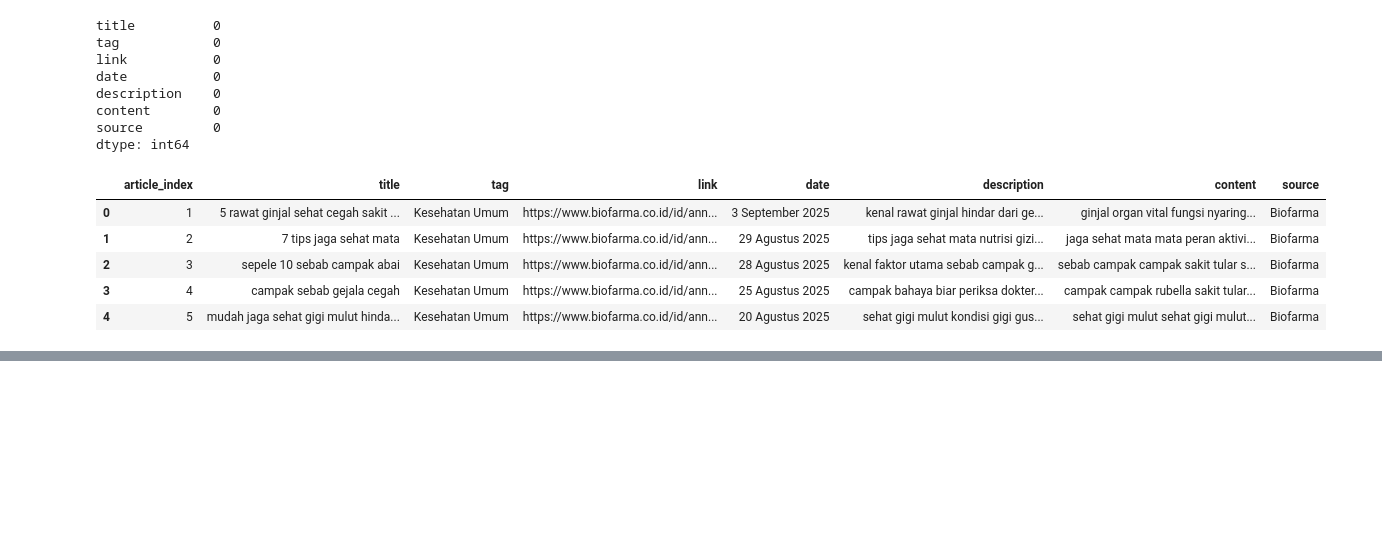
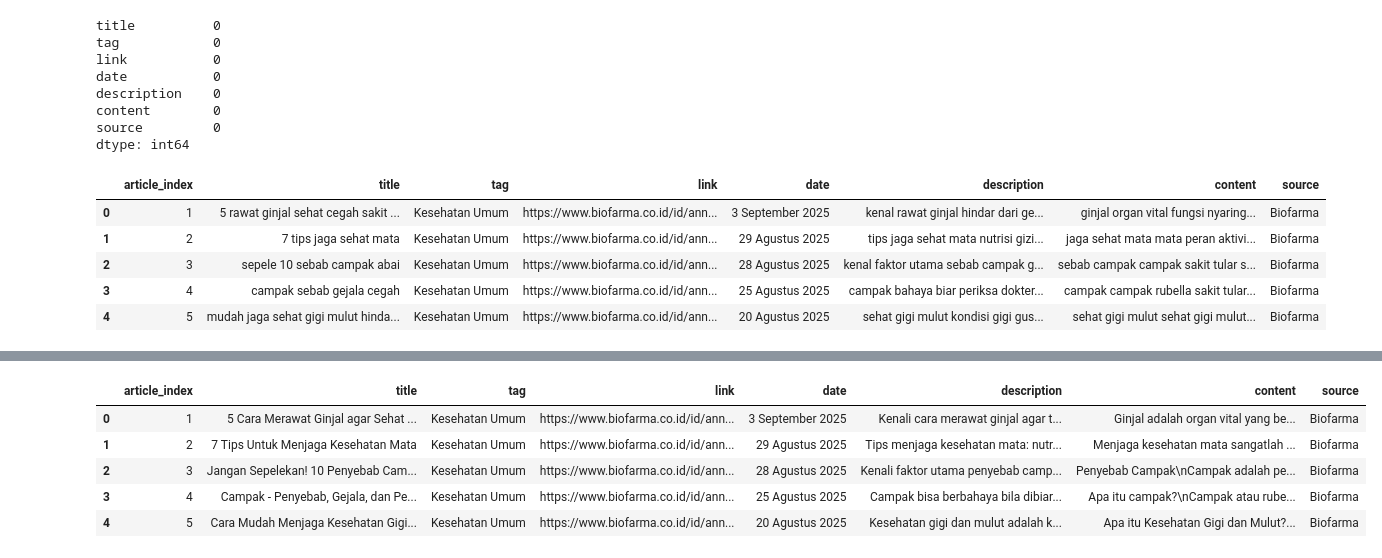
Before and after one commit to lituldust/information-retrieval-project, a Jupyter notebook: preprocessing/preprocessing.ipynb, the cells around one changed output, grey strips where cells are left out. Drawn from its saved outputs; the diff is of its cells as text; code cells hidden in the pictures; blank space fills up the shorter version.

```diff
--- a/preprocessing/preprocessing.ipynb
+++ b/preprocessing/preprocessing.ipynb
@@ -680,0 +683,30 @@ all_df.to_csv('../artikel/all_health_articles.csv', index=False)
+# %%
+alodokter = pd.read_csv('../artikel/alodokter.csv')
+biofarma = pd.read_csv('../artikel/biofarma.csv')
+klikdokter = pd.read_csv('../artikel/klikdokter.csv')
+halodoc = pd.read_csv('../artikel/halodoc.csv')
+detik = pd.read_csv('../artikel/detik_health.csv', sep=';')
+kompas = pd.read_csv('../artikel/kompas_health.csv', sep=';')
+# %%
+alodokter['date'] = alodokter['date'].apply(lambda x: preprocess_date_alodokter(x))
+biofarma['date'] = biofarma['date'].apply(lambda x: preprocess_date_biofarma(x))
+klikdokter['date'] = klikdokter['date'].apply(lambda x: preprocess_date_klikdokter(x, bulan))
+detik['date'] = detik['date'].apply(lambda x: preprocess_date_detik(x))
+kompas['date'] = kompas['date'].apply(lambda x: preprocess_date_kompas(x))
+# %%
+biofarma['source'] = 'Biofarma'
+biofarma['tag'] = biofarma['tag'].fillna('Kesehatan Umum')
+
+klikdokter['source'] = 'Klikdokter'
+
+halodoc['source'] = 'halodoc'
+
+alodokter['source'] = 'alodokter'
+
+detik['source'] = 'detik'
+detik['tag'] = detik['tag'].fillna('Kesehatan Umum')
+
+kompas['source'] = 'kompas'
+# %%
+raw_df = pd.concat([biofarma, klikdokter, halodoc, alodokter, detik, kompas], ignore_index=True)
+raw_df.info()
@@ -680,0 +728,10 @@ all_df.to_csv('../artikel/all_health_articles.csv', index=False)
+# %%
+raw_df.insert(0, 'article_index', range(1, len(raw_df) + 1))
+raw_df.head()
+# %% [output]
+|  | article_index | title | tag | link | date | description | content | source |
+| 0 | 1 | 5 Cara Merawat Ginjal agar Sehat ... | Kesehatan Umum | https://www.biofarma.co.id/id/ann... | 3 September 2025 | Kenali cara merawat ginjal agar t... | Ginjal adalah organ vital yang be... | Biofarma |
+| 1 | 2 | 7 Tips Untuk Menjaga Kesehatan Mata | Kesehatan Umum | https://www.biofarma.co.id/id/ann... | 29 Agustus 2025 | Tips menjaga kesehatan mata: nutr... | Menjaga kesehatan mata sangatlah ... | Biofarma |
+| 2 | 3 | Jangan Sepelekan! 10 Penyebab Cam... | Kesehatan Umum | https://www.biofarma.co.id/id/ann... | 28 Agustus 2025 | Kenali faktor utama penyebab camp... | Penyebab Campak\nCampak adalah pe... | Biofarma |
+| 3 | 4 | Campak - Penyebab, Gejala, dan Pe... | Kesehatan Umum | https://www.biofarma.co.id/id/ann... | 25 Agustus 2025 | Campak bisa berbahaya bila dibiar... | Apa itu campak?\nCampak atau rube... | Biofarma |
+| 4 | 5 | Cara Mudah Menjaga Kesehatan Gigi... | Kesehatan Umum | https://www.biofarma.co.id/id/ann... | 20 Agustus 2025 | Kesehatan gigi dan mulut adalah k... | Apa itu Kesehatan Gigi dan Mulut?... | Biofarma |
```
Also changed, not shown: parts of 3 cells of this notebook, 2 other files.
